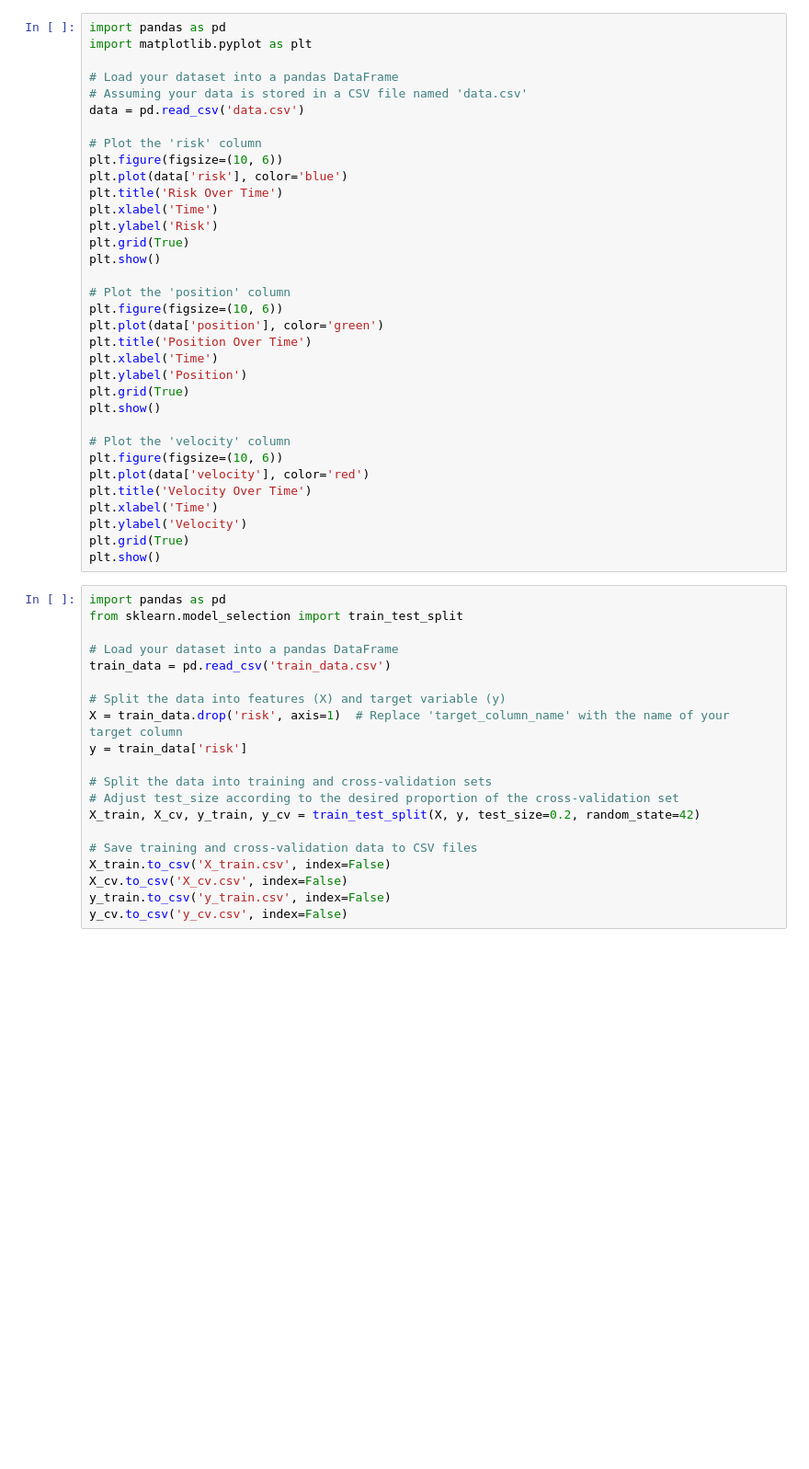
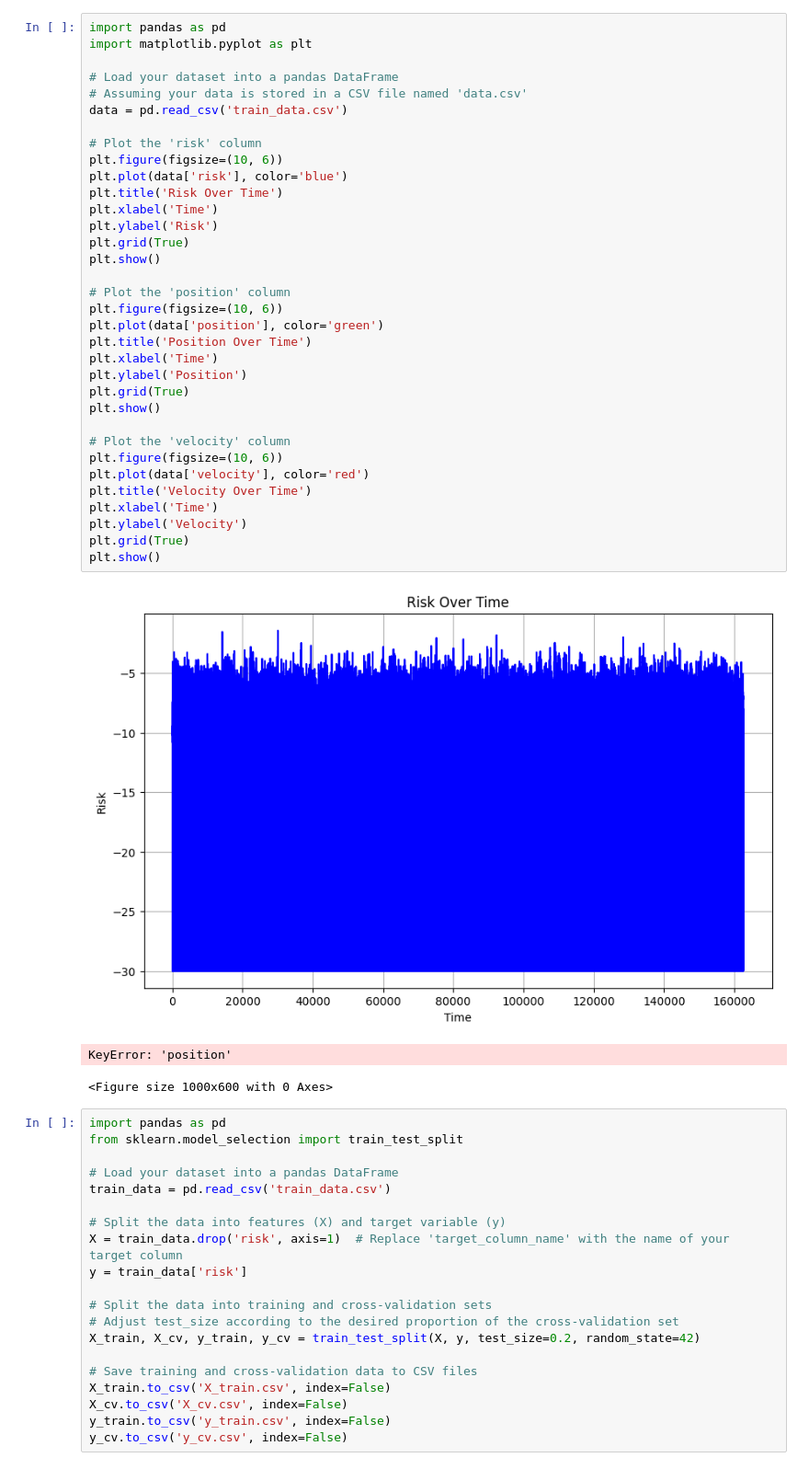
Before and after one commit to P-himaja/CosmoClean_GDSE, a Jupyter notebook: Backend/anjali.ipynb, the cells around one changed output. Shown at 92% size. Cells and saved outputs as stored; diff of their text form; blank space fills up the shorter version.

```diff
--- a/Backend/anjali.ipynb
+++ b/Backend/anjali.ipynb
@@ -22,34 +14,38 @@ import matplotlib.pyplot as plt
 
 # Load your dataset into a pandas DataFrame
 # Assuming your data is stored in a CSV file named 'data.csv'
-data = pd.read_csv('data.csv')
+data = pd.read_csv('train_data.csv')
 
 # Plot the 'risk' column
 plt.figure(figsize=(10, 6))
 plt.plot(data['risk'], color='blue')
 plt.title('Risk Over Time')
 plt.xlabel('Time')
 plt.ylabel('Risk')
 plt.grid(True)
 plt.show()
 
 # Plot the 'position' column
 plt.figure(figsize=(10, 6))
 plt.plot(data['position'], color='green')
 plt.title('Position Over Time')
 plt.xlabel('Time')
 plt.ylabel('Position')
 plt.grid(True)
 plt.show()
 
 # Plot the 'velocity' column
 plt.figure(figsize=(10, 6))
 plt.plot(data['velocity'], color='red')
 plt.title('Velocity Over Time')
 plt.xlabel('Time')
 plt.ylabel('Velocity')
 plt.grid(True)
 plt.show()
+# %% [output]
+[figure, added]
+KeyError: 'position'
+<Figure size 1000x600 with 0 Axes>
 # %%
 import pandas as pd
 from sklearn.model_selection import train_test_split
```
Also changed, not shown: parts of 1 cell of this notebook, 2 other files.
